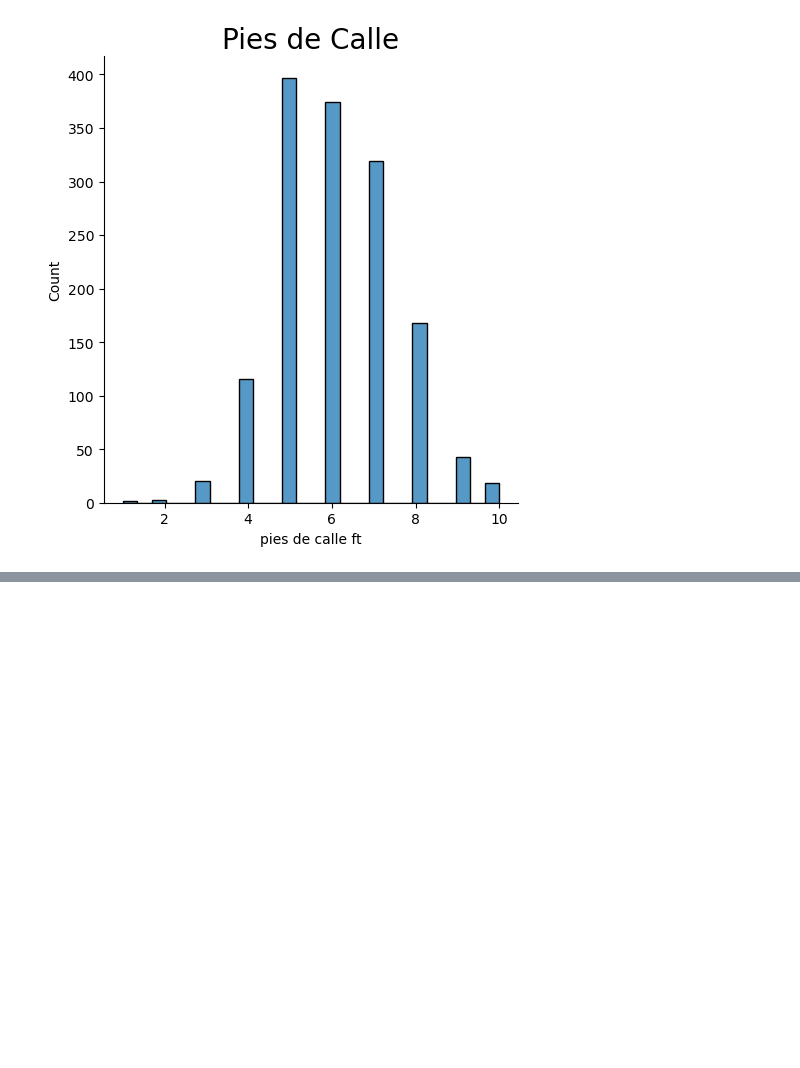
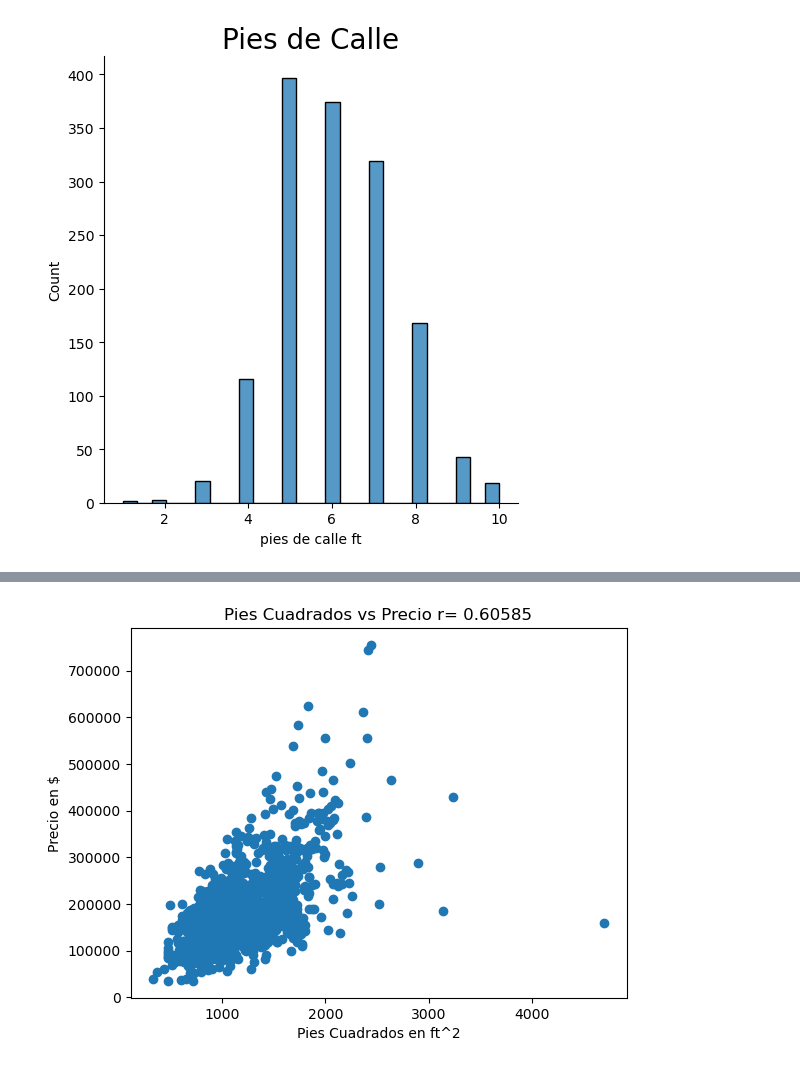
Before and after one commit to JPRodasM/Proyecto_1_CDP_23007125, a Jupyter notebook: Proyecto1.ipynb, the cells around one changed output, grey strips where cells are left out. Cells and saved outputs as stored; diff of their text form; code cells hidden in the pictures; blank space fills up the shorter version.

```diff
--- a/Proyecto1.ipynb
+++ b/Proyecto1.ipynb
@@ -219,0 +236,10 @@ plt.show()
+# %%
+#pies cuadrados vs Precio
+r = np.corrcoef(data[:,2],data[:,0])
+plt.scatter(data[:,2],data[:,0])
+plt.title('Pies Cuadrados vs Precio r= '+ str(round(r[0,1],5)))
+plt.xlabel('Pies Cuadrados en ft^2')
+plt.ylabel('Precio en $')
+plt.show()
+# %% [output]
+[figure, added]
```
Also changed, not shown: parts of 6 cells of this notebook.
